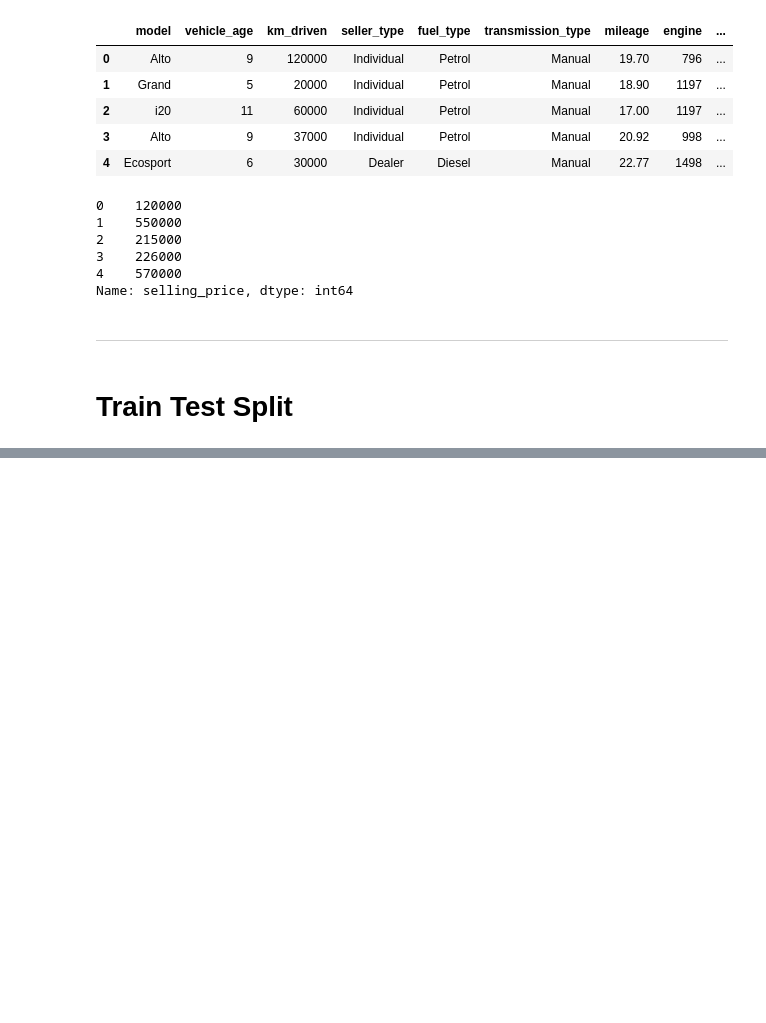
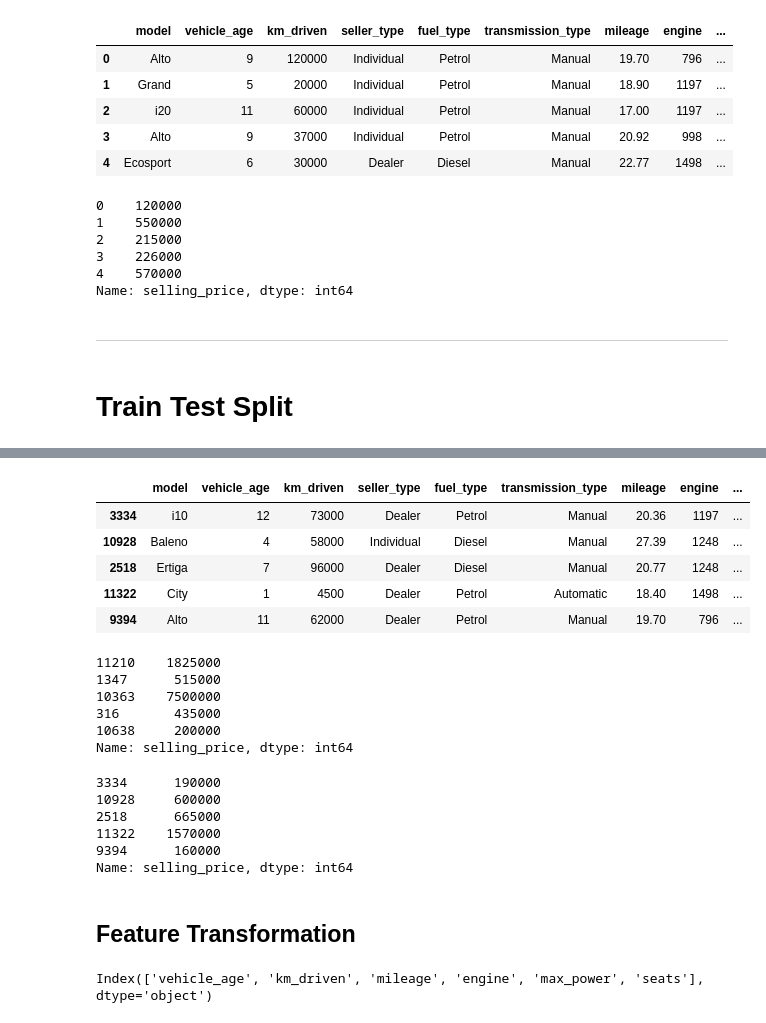
Before and after one commit to iceyisaak/cardekho-price-prediction, a Jupyter notebook: cardekho-price-prediction.ipynb, the cells around one changed output, grey strips where cells are left out. Drawn from its saved outputs; the diff is of its cells as text; code cells hidden in the pictures; blank space fills up the shorter version.

```diff
--- a/cardekho-price-prediction.ipynb
+++ b/cardekho-price-prediction.ipynb
@@ -324,0 +344,29 @@ from sklearn.model_selection import train_test_split
+# %%
+X_test.head()
+# %% [output]
+|  | model | vehicle_age | km_driven | seller_type | fuel_type | transmission_type | mileage | engine | ... |
+| 3334 | i10 | 12 | 73000 | Dealer | Petrol | Manual | 20.36 | 1197 | ... |
+| 10928 | Baleno | 4 | 58000 | Individual | Diesel | Manual | 27.39 | 1248 | ... |
+| 2518 | Ertiga | 7 | 96000 | Dealer | Diesel | Manual | 20.77 | 1248 | ... |
+| 11322 | City | 1 | 4500 | Dealer | Petrol | Automatic | 18.40 | 1498 | ... |
+| 9394 | Alto | 11 | 62000 | Dealer | Petrol | Manual | 19.70 | 796 | ... |
+# %%
+y_train.head()
+# %% [output]
+11210    1825000
+1347      515000
+10363    7500000
+316       435000
+10638     200000
+Name: selling_price, dtype: int64
+# %%
+y_test.head()
+# %% [output]
+3334      190000
+10928     600000
+2518      665000
+11322    1570000
+9394      160000
+Name: selling_price, dtype: int64
+# %% [markdown]
+## Feature Transformation
@@ -324,0 +375,4 @@ from sklearn.model_selection import train_test_split
+# %%
+num_features
+# %% [output]
+Index(['vehicle_age', 'km_driven', 'mileage', 'engine', 'max_power', 'seats'], dtype='object')
```
Also changed, not shown: parts of 41 cells of this notebook.
